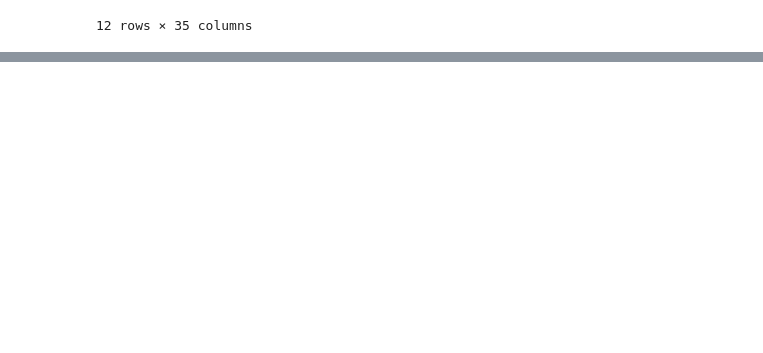
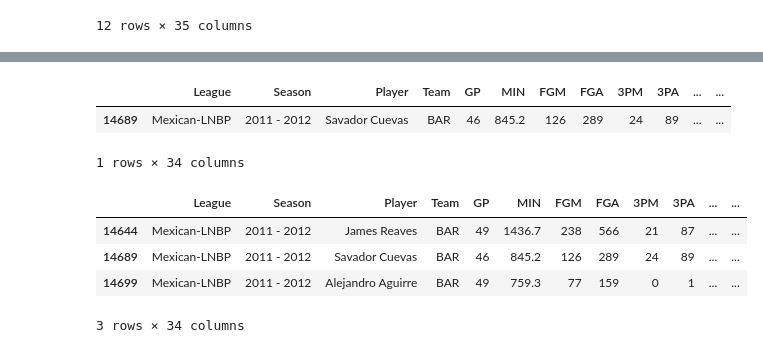
Before and after one commit to ChefBB/sna_project, a Jupyter notebook: exploration_bruno.ipynb, the cells around one changed output, grey strips where cells are left out. Saved outputs shown, nothing was run; the diff lists cells and outputs as text; code cells hidden in the pictures; blank space fills up the shorter version.

```diff
--- a/exploration_bruno.ipynb
+++ b/exploration_bruno.ipynb
@@ -210,0 +316,14 @@ df.loc[df['Player'] == 'Michael Jordan']
+# %%
+df.loc[df['player_id'] == '152ed5d6']
+# %% [output]
+|  | League | Season | Player | Team | GP | MIN | FGM | FGA | 3PM | 3PA | ... | ... |
+| 14689 | Mexican-LNBP | 2011 - 2012 | Savador Cuevas | BAR | 46 | 845.2 | 126 | 289 | 24 | 89 | ... | ... |
+1 rows × 34 columns
+# %%
+df.loc[(df['Season'] == '2011 - 2012') & (df['Team'] == 'BAR')]
+# %% [output]
+|  | League | Season | Player | Team | GP | MIN | FGM | FGA | 3PM | 3PA | ... | ... |
+| 14644 | Mexican-LNBP | 2011 - 2012 | James Reaves | BAR | 49 | 1436.7 | 238 | 566 | 21 | 87 | ... | ... |
+| 14689 | Mexican-LNBP | 2011 - 2012 | Savador Cuevas | BAR | 46 | 845.2 | 126 | 289 | 24 | 89 | ... | ... |
+| 14699 | Mexican-LNBP | 2011 - 2012 | Alejandro Aguirre | BAR | 49 | 759.3 | 77 | 159 | 0 | 1 | ... | ... |
+3 rows × 34 columns
```
Also changed, not shown: parts of 13 cells of this notebook, 1 other file.
